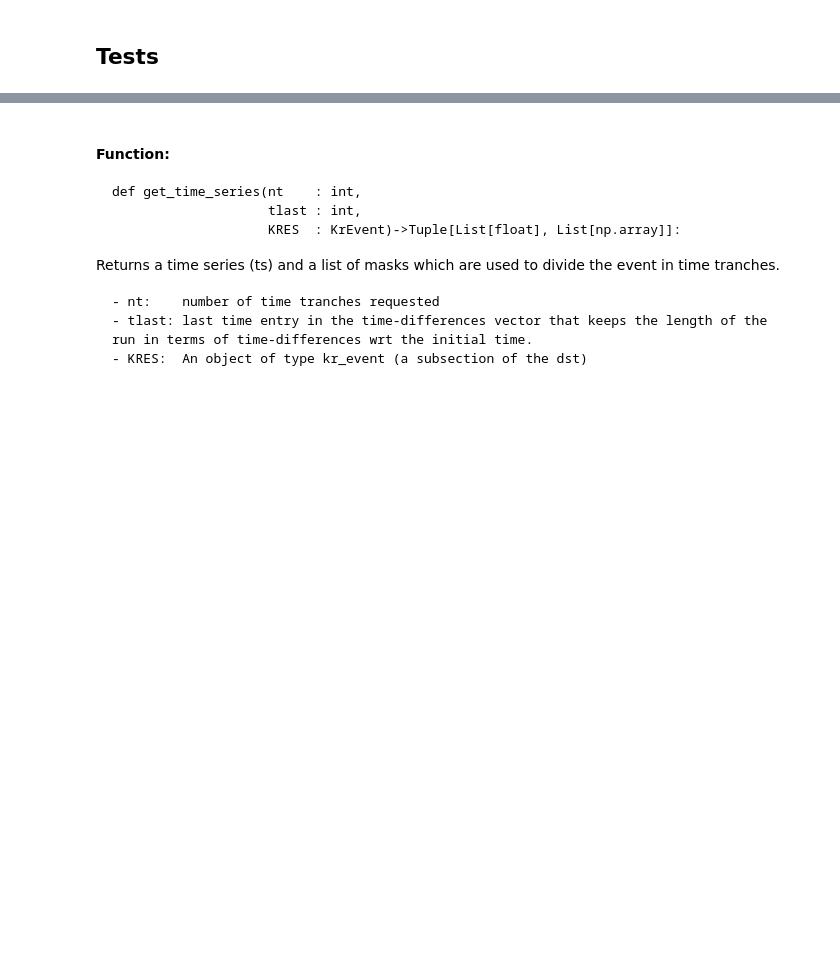
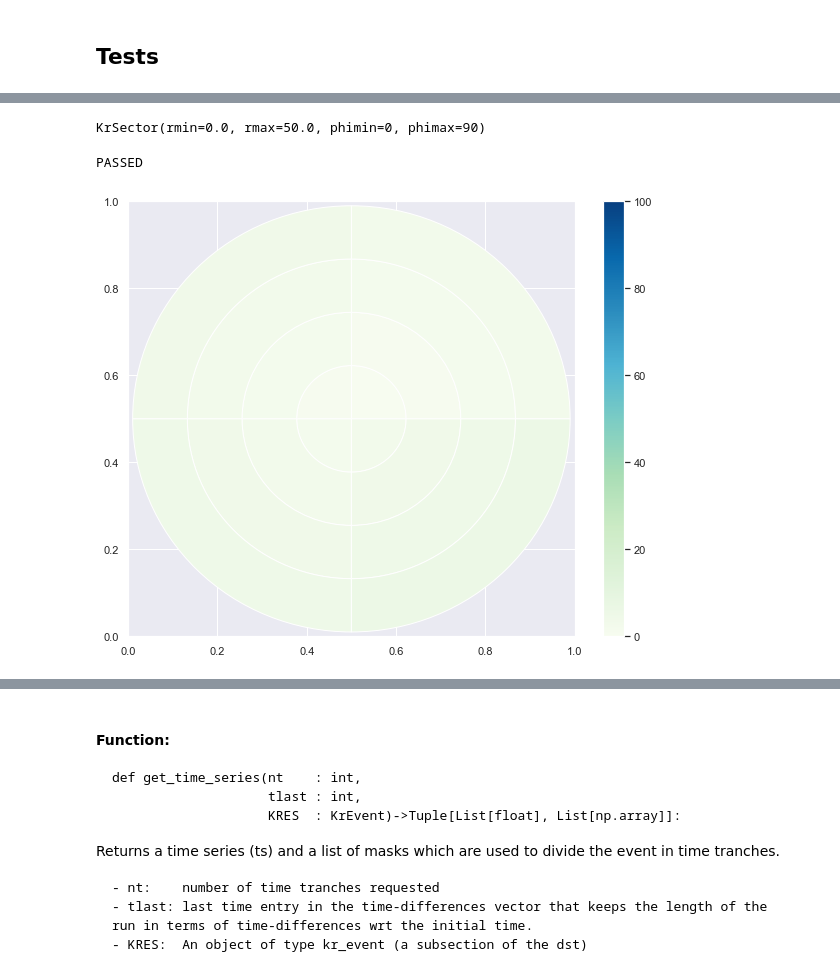
Before and after one commit to proscrite/KrCalibNB, a Jupyter notebook: testsNB/test_lt_maps.ipynb, the cells around one changed output, grey strips where cells are left out. Cells and saved outputs as stored; diff of their text form; code cells hidden in the pictures; blank space fills up the shorter version.

```diff
--- a/testsNB/test_lt_maps.ipynb
+++ b/testsNB/test_lt_maps.ipynb
@@ -223,0 +236,2 @@ ax      = fig.add_subplot(1, 1, 1)
+# %%
+rpsmf = rphi_sector_map_def(nSectors =4, rmax =200, sphi =90)
@@ -223,0 +242,3 @@ ax      = fig.add_subplot(1, 1, 1)
+# %%
+nSectors = len(rpsmf.r.keys())
+print(f'nSectors = {nSectors}')
@@ -223,0 +275,2 @@ ax      = fig.add_subplot(1, 1, 1)
+# %%
+rps = define_rphi_sectors(rpsmf)
@@ -223,0 +296,4 @@ ax      = fig.add_subplot(1, 1, 1)
+# %%
+rps[0][0]
+# %% [output]
+KrSector(rmin=0.0, rmax=50.0, phimin=0, phimax=90)
@@ -223,0 +313,10 @@ ax      = fig.add_subplot(1, 1, 1)
+# %%
+test_define_rphi_sectors()
+# %% [output]
+PASSED
+# %%
+draw_wedges(rps, cmap = matplotlib.cm.GnBu, rmax = RMAX,
+            scale= 0.49, figsize=(10,8), alpha=1.0,
+            cr =range(nSectors))
+# %% [output]
+[figure, added]
```
Also changed, not shown: parts of 44 cells of this notebook, 13 other files.
